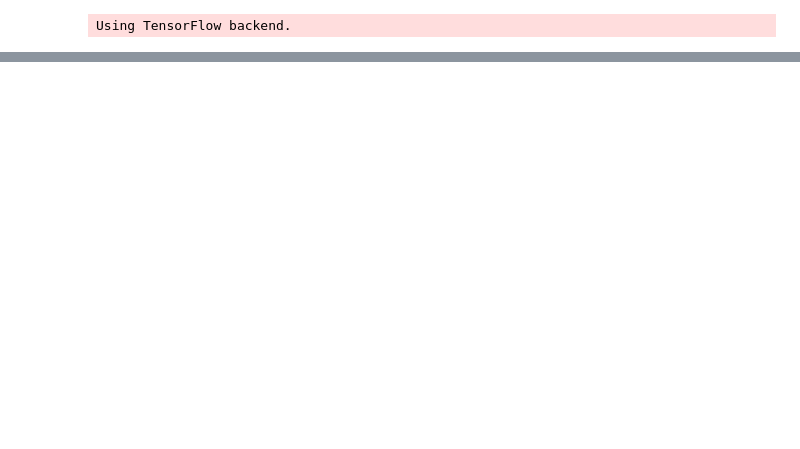
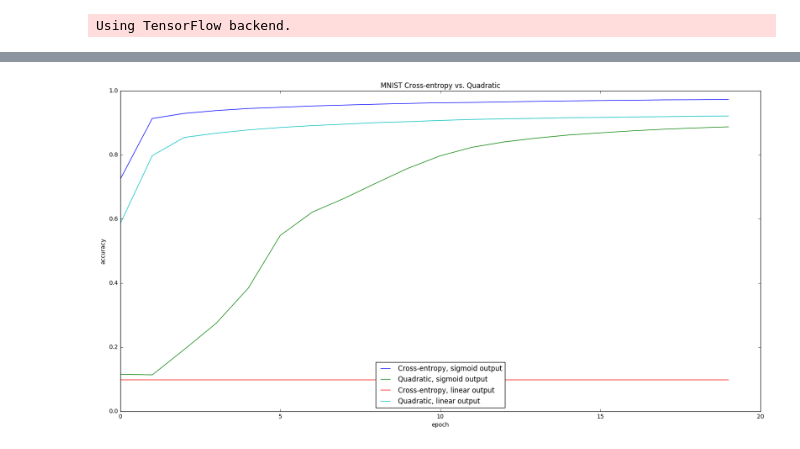
Before and after one commit to alexklibisz/exercises, a Jupyter notebook: nndl/nndl-notes-chap3.ipynb, the cells around one changed output, grey strips where cells are left out. Cells and saved outputs as stored; diff of their text form; code cells hidden in the pictures; blank space fills up the shorter version.

```diff
--- a/nndl/nndl-notes-chap3.ipynb
+++ b/nndl/nndl-notes-chap3.ipynb
@@ -24,13 +25,15 @@ Techniques covered:
 - The partial derivative of the cst w.r.t. the weight uses the derivative of the sigmoid function.
 - When an input to the sigmoid function is close to one, the sigmoid curve is close to flat, making its partial derivative small, making it learn slowly.
 # %%
+from __future__ import print_function
+
 import os
-os.environ["CUDA_VISIBLE_DEVICES"] = "3"
+os.environ["CUDA_VISIBLE_DEVICES"] = "1,2"
 
 import tensorflow as tf
 from keras.backend.tensorflow_backend import set_session
 config = tf.ConfigProto()
-config.gpu_options.per_process_gpu_memory_fraction=0.3
+config.gpu_options.per_process_gpu_memory_fraction=0.4
 set_session(tf.Session(config=config))
 # %% [output]
 Using TensorFlow backend.
@@ -95,0 +233,71 @@ plt.show()
+# %%
+# Comparing a few combinations of cost function and output layer activations.
+# Hypothesis: the cross-entropy cost function learns more quickly than
+# the quadratic when using the sigmoid function on the output layer, but
+# they are very similar rates when using a linear output.
+# Conclusion: Cross-entropy with linear output is really bad.
+import matplotlib.pyplot as plt
+import numpy as np
+from keras.datasets import mnist
+from keras.models import Sequential
+from keras.layers.core import Dense
+from keras.optimizers import SGD
+from keras.utils import np_utils
+
+batch_size = 128
+nb_train = 60000
+nb_test = 10000
+nb_pixel = 784
+nb_classes = 10
+nb_epochs = 20
+
+(X_train, y_train), (X_test, y_test) = mnist.load_data()
+
+# Reshape and scale the images.
+X_train = X_train.reshape(nb_train, nb_pixel).astype('float32') / 255
+X_test = X_test.reshape(nb_test, nb_pixel).astype('float32') / 255
+
+print(X_train.shape[0], 'training')
+print(X_test.shape[0], 'testing')
+
+# Convert class labels e.g. '3' to binary class matrices e.g. [0 0 0 1 0 ..].
+y_train = np_utils.to_categorical(y_train, nb_classes)
+y_test = np_utils.to_categorical(y_test, nb_classes)
+
+test_configs = [
+    # (Name, cost function, output layer activation.)
+    ('Cross-entropy, sigmoid output', 'categorical_crossentropy', 'sigmoid'),
+    ('Quadratic, sigmoid output', 'mean_squared_error', 'sigmoid'),
+    ('Cross-entropy, linear output', 'categorical_crossentropy', 'linear'),
+    ('Quadratic, linear output', 'mean_squared_error', 'linear')
+]
+
+plt.figure(figsize=(20,10))
+
+for config in test_configs:
+
+    np.random.seed(1337)
+    # Defining the model.
+    model = Sequential()
+    # 30 neurons hidden with 784 inputs, (30 x 784) + 30 parameters for each weight and bias.
+    model.add(Dense(30, input_shape=(nb_pixel,), activation='sigmoid', init='uniform'))
+    # 10 neurons output, (30 x 10) + 30 parameters.
+    model.add(Dense(10, activation=config[2], init='uniform'))
+
+    print(config[0], 'compile and fit')
+    model.compile(loss=config[1], optimizer=SGD(lr=0.5), metrics=['accuracy'])
+    fit_result = model.fit(X_train, y_train, batch_size=batch_size, nb_epoch=nb_epochs,
+                    verbose=0, validation_data=(X_test, y_test))
+
+    score = model.evaluate(X_test, y_test, verbose=0)
+    print(config[0], 'holdout accuracy', score[1])
+    plt.plot(fit_result.history['acc'], label=config[0])
+
+model.summary()
+
+plt.title('MNIST Cross-entropy vs. Quadratic')
+plt.legend(loc='lower center')
+plt.ylabel('accuracy')
+plt.xlabel('epoch')
+plt.show()
+# %% [output]
@@ -95,0 +321 @@ plt.show()
+[figure, added]
```
Also changed, not shown: parts of 11 cells of this notebook.
